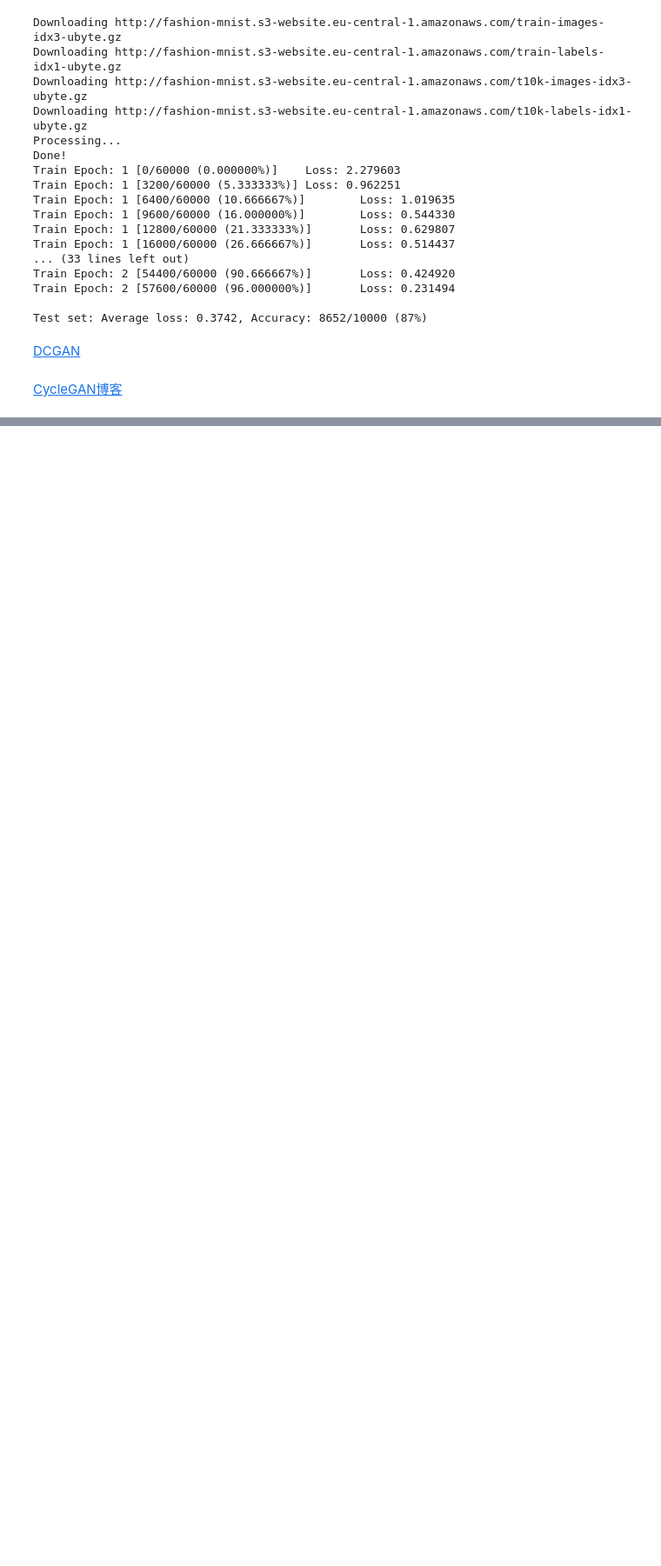
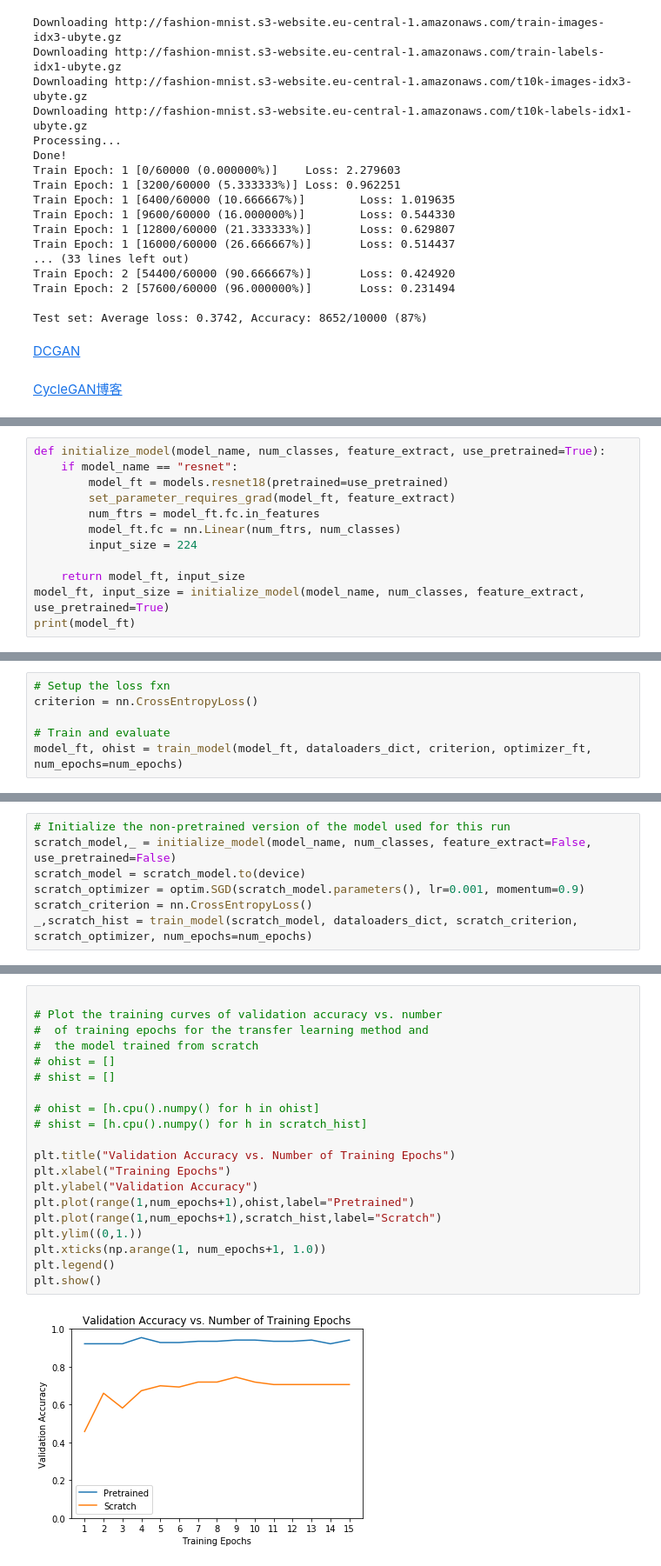
Before and after one commit to ZeweiChu/PyTorch-Course, a Jupyter notebook: notebooks/第四课CNN-Image-Classification.ipynb, the cells around one changed output, grey strips where cells are left out. Shown: that part at 87% size. Cells and saved outputs as stored; diff of their text form; blank space fills up the shorter version.

```diff
--- a/notebooks/第四课CNN-Image-Classification.ipynb
+++ b/notebooks/第四课CNN-Image-Classification.ipynb
@@ -170,0 +298,12 @@ Test set: Average loss: 0.3742, Accuracy: 8652/10000 (87%)
+# %%
+def initialize_model(model_name, num_classes, feature_extract, use_pretrained=True):
+    if model_name == "resnet":
+        model_ft = models.resnet18(pretrained=use_pretrained)
+        set_parameter_requires_grad(model_ft, feature_extract)
+        num_ftrs = model_ft.fc.in_features
+        model_ft.fc = nn.Linear(num_ftrs, num_classes)
+        input_size = 224
+
+    return model_ft, input_size
+model_ft, input_size = initialize_model(model_name, num_classes, feature_extract, use_pretrained=True)
+print(model_ft)
@@ -170,0 +388,6 @@ Test set: Average loss: 0.3742, Accuracy: 8652/10000 (87%)
+# %%
+# Setup the loss fxn
+criterion = nn.CrossEntropyLoss()
+
+# Train and evaluate
+model_ft, ohist = train_model(model_ft, dataloaders_dict, criterion, optimizer_ft, num_epochs=num_epochs)
@@ -170,0 +412,7 @@ Test set: Average loss: 0.3742, Accuracy: 8652/10000 (87%)
+# %%
+# Initialize the non-pretrained version of the model used for this run
+scratch_model,_ = initialize_model(model_name, num_classes, feature_extract=False, use_pretrained=False)
+scratch_model = scratch_model.to(device)
+scratch_optimizer = optim.SGD(scratch_model.parameters(), lr=0.001, momentum=0.9)
+scratch_criterion = nn.CrossEntropyLoss()
+_,scratch_hist = train_model(scratch_model, dataloaders_dict, scratch_criterion, scratch_optimizer, num_epochs=num_epochs)
@@ -170,0 +437,22 @@ Test set: Average loss: 0.3742, Accuracy: 8652/10000 (87%)
+# %%
+
+# Plot the training curves of validation accuracy vs. number
+#  of training epochs for the transfer learning method and
+#  the model trained from scratch
+# ohist = []
+# shist = []
+
+# ohist = [h.cpu().numpy() for h in ohist]
+# shist = [h.cpu().numpy() for h in scratch_hist]
+
+plt.title("Validation Accuracy vs. Number of Training Epochs")
+plt.xlabel("Training Epochs")
+plt.ylabel("Validation Accuracy")
+plt.plot(range(1,num_epochs+1),ohist,label="Pretrained")
+plt.plot(range(1,num_epochs+1),scratch_hist,label="Scratch")
+plt.ylim((0,1.))
+plt.xticks(np.arange(1, num_epochs+1, 1.0))
+plt.legend()
+plt.show()
+# %% [output]
+[figure, added]
```
Also changed, not shown: parts of 18 cells of this notebook.
